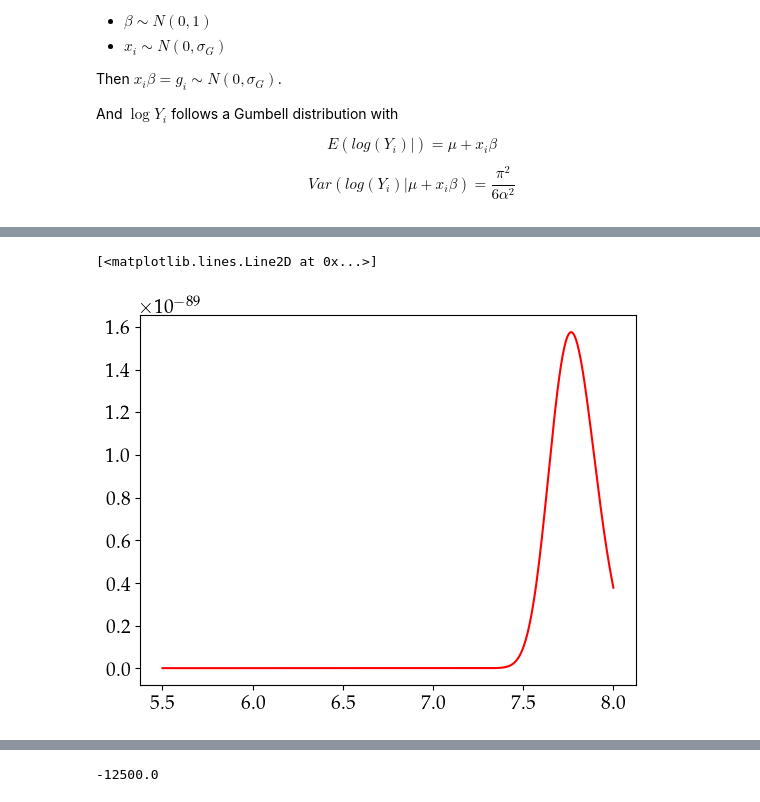
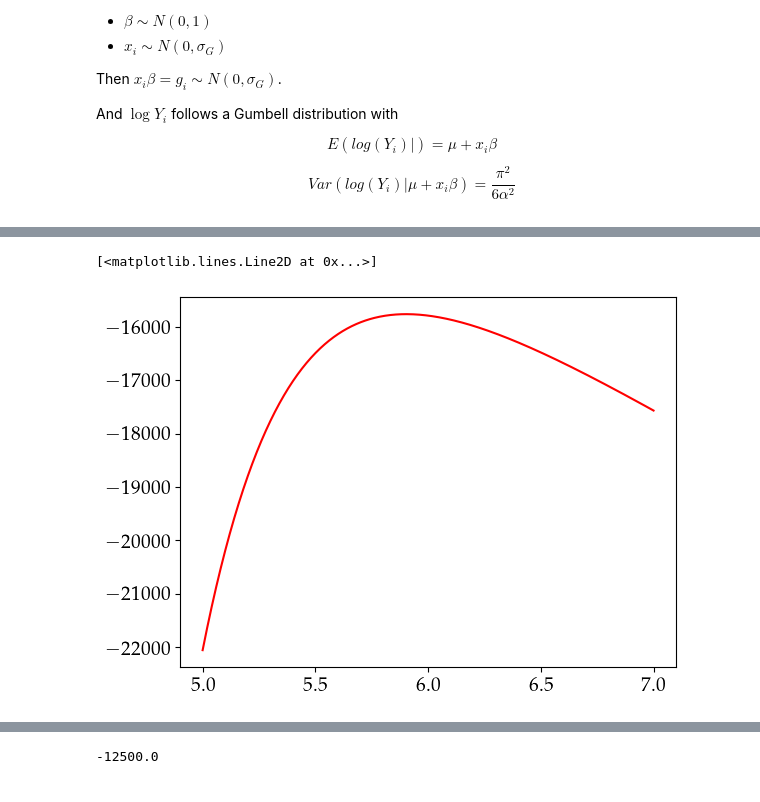
Before and after one commit to ariadnavillam/BayesW, a Jupyter notebook: simulate_data.ipynb, the cells around one changed output, grey strips where cells are left out. Saved outputs shown, nothing was run; the diff lists cells and outputs as text; code cells hidden in the pictures.

```diff
--- a/simulate_data.ipynb
+++ b/simulate_data.ipynb
@@ -126,8 +120,12 @@ Sample variance:  0.7690508113821604
 Phenotypic variance:  0.7631894506957162
+# %%
+prevalence = 1
+# %%
+d_array = np.random.choice([0,1], p=[1-prevalence, prevalence],size = n_samples)
 # %%
 pars = {"alpha": alpha_real,
         "sigma_g": sigma_g_real,
-        "d": 10,
+
 
         "var_mu": 100,
         "var_delta": 100,
@@ -135,7 +133,8 @@ pars = {"alpha": alpha_real,
         "alpha_zero": 0.01,
         "kappa_zero": 0.01,
 
-        "d_array": np.ones(n_samples),
+        "d_array": d_array,
+        "d": d_array.sum()/n_samples,
 
         "alpha_sigma": 1,
         "beta_sigma": 0.0001
@@ -150,9 +162,11 @@ mu_real
+# %%
+pars["d"] = np.sum(d_array)
 # %%
 epsilon = log_data - g
 # %%
-xplot = np.linspace(5.5,8,500)
-p = [f_mu(x) for x in xplot]
-plt.plot(xplot, np.exp(p))
+xplot = np.linspace(5,7,500)
+p = [log_mu(pars, epsilon)(x) for x in xplot]
+plt.plot(xplot, p)
 # %% [output]
 [<matplotlib.lines.Line2D at 0x...>]
-[figure, old version]
+[figure, new version]
```
Also changed, not shown: parts of 21 cells of this notebook, 4 other files.
